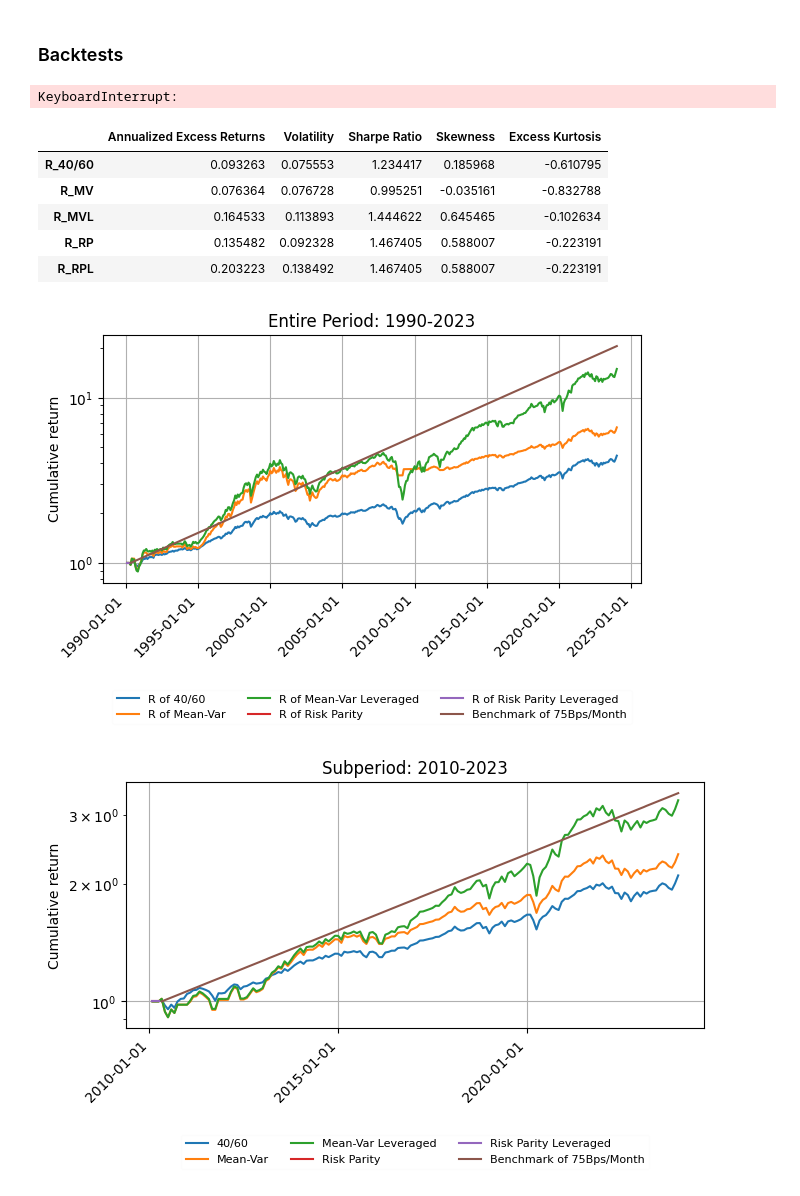
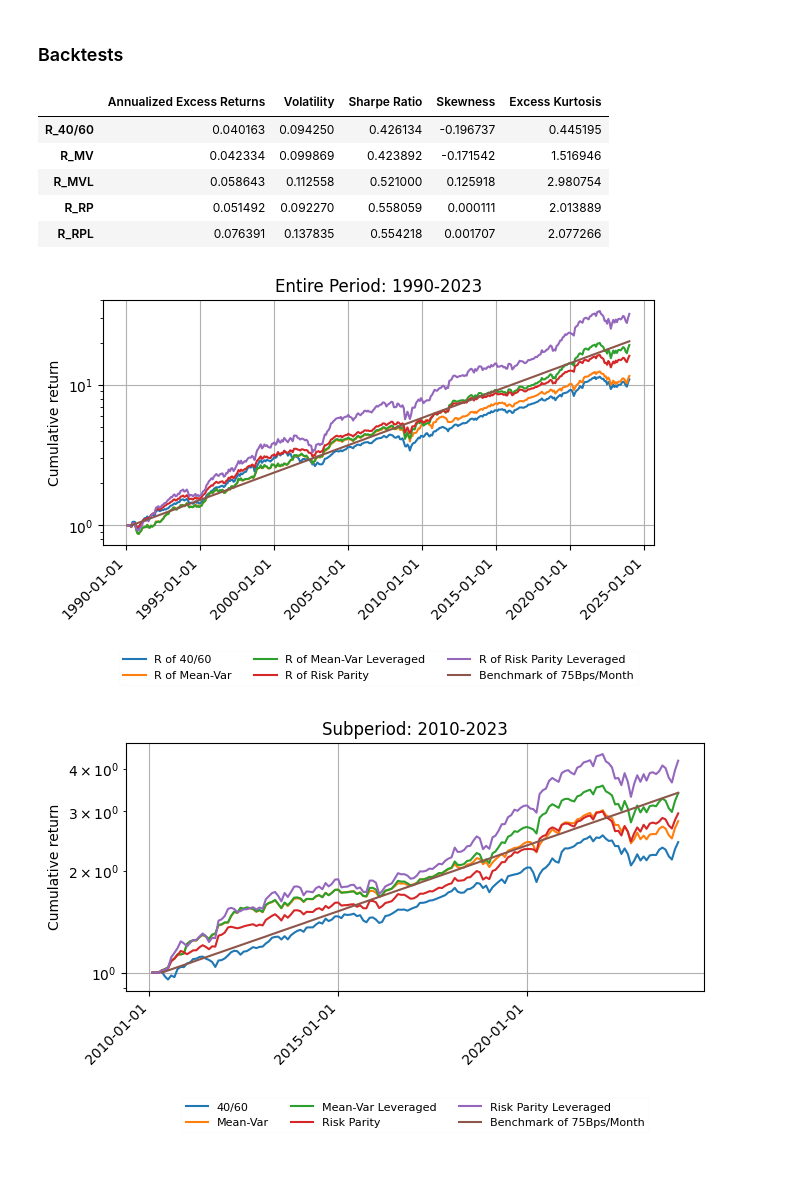
Before and after one commit to andreas-eklundh/Asset_allocation, a Jupyter notebook: Task_1.ipynb, the cells around one changed output. Drawn from its saved outputs; the diff is of its cells as text; code cells hidden in the pictures; blank space fills up the shorter version.

```diff
--- a/Task_1.ipynb
+++ b/Task_1.ipynb
@@ -242,52 +257,53 @@ plt.show()
 # %% [markdown]
 ### Backtests
 # %%
+# TODO: DECIDE HOW OFTEN TO REBALANCE (NOW EVERY THIRD MONTH)
 initial_fits = 3
+l_fits = 3
+K_fits = 3
 
-test1, weights1, test2, metrics = bt.backtest_k(ind=data, mu_target=mu_target,m=initial_fits,l=1,K=1)
+test1, weights1, test2, metrics = bt.backtest_k(ind=data, mu_target=mu_target,m=initial_fits,l=l_fits,K=K_fits)
-# %% [output]
-KeyboardInterrupt:
 # %%
 metrics
 # %% [output]
 |  | Annualized Excess Returns | Volatility | Sharpe Ratio | Skewness | Excess Kurtosis |
-| R_40/60 | 0.093263 | 0.075553 | 1.234417 | 0.185968 | -0.610795 |
-| R_MV | 0.076364 | 0.076728 | 0.995251 | -0.035161 | -0.832788 |
-| R_MVL | 0.164533 | 0.113893 | 1.444622 | 0.645465 | -0.102634 |
-| R_RP | 0.135482 | 0.092328 | 1.467405 | 0.588007 | -0.223191 |
-| R_RPL | 0.203223 | 0.138492 | 1.467405 | 0.588007 | -0.223191 |
+| R_40/60 | 0.040163 | 0.094250 | 0.426134 | -0.196737 | 0.445195 |
+| R_MV | 0.042334 | 0.099869 | 0.423892 | -0.171542 | 1.516946 |
+| R_MVL | 0.058643 | 0.112558 | 0.521000 | 0.125918 | 2.980754 |
+| R_RP | 0.051492 | 0.092270 | 0.558059 | 0.000111 | 2.013889 |
+| R_RPL | 0.076391 | 0.137835 | 0.554218 | 0.001707 | 2.077266 |
 # %%
 time = pd.date_range(test1["Date"][0],test1["Date"][len(test1["Date"]) -1 ], freq = 'ME')
 fig, ax = plt.subplots(layout='constrained')
 ax.plot(time,test1["R_40/60"], label="R of 40/60")
 ax.plot(time,test1["R_MV"], label="R of Mean-Var")
 ax.plot(time,test1["R_MVL"], label="R of Mean-Var Leveraged")
 ax.plot(time,test1["R_RP"], label="R of Risk Parity")
 ax.plot(time,test1["R_RPL"], label="R of Risk Parity Leveraged")
-ax.plot(time[initial_fits:], [(mu_target+1)**t for t in range(0,len(time)-initial_fits)],
+ax.plot(time[initial_fits:], [(mu_target+1)**(t) for t in range(0,len(time)-initial_fits)],
          label = "Benchmark of 75Bps/Month")
 
 ax.xaxis.set_major_locator(mdates.YearLocator(5))  # Set a tick at the start of every year
 ax.xaxis.set_major_formatter(mdates.DateFormatter('%Y-%m-%d'))
 
 plt.legend(framealpha=0.05,loc='center', bbox_to_anchor=(0.5, -0.5), ncol=3,prop={'size': 8})
 plt.tight_layout()
 
 plt.grid()
 plt.xticks(rotation=45, ha='right')
 plt.yscale('log')
 plt.ylabel("Cumulative return")
 plt.title("Entire Period: 1990-2023")
 plt.show()
 # %% [output]
-[figure, old version]
+[figure, new version]
 # %%
 data1 = data.copy()
 # Now perform the comparison
 data1 = data1[pd.Timestamp('2010-01-31') <=pd.to_datetime(data1["Date"])]
 data1 = data1.reset_index().drop(columns = "index")
 
-test2, weights2 = bt.backtest_k(ind=data1, mu_target=mu_target,m=initial_fits,l=1,K=1) # 36 trailing month windowfig,
+test2, weights2, empt1, empt2 = bt.backtest_k(ind=data1, mu_target=mu_target,m=initial_fits,l=l_fits,K=K_fits) # 36 trailing month windowfig,
 time = pd.date_range(test2["Date"][0],test2["Date"][len(test2["Date"]) -1 ], freq = 'ME')
 
 firg, ax = plt.subplots(layout='constrained')
@@ -312,7 +328,7 @@ plt.ylabel("Cumulative return")
 plt.title("Subperiod: 2010-2023")
 plt.show()
 # %% [output]
-[figure, old version]
+[figure, new version]
 # %%
 data1 = data.copy()
 # Now perform the comparison
```
Also changed, not shown: parts of 17 cells of this notebook, 1 other file.
